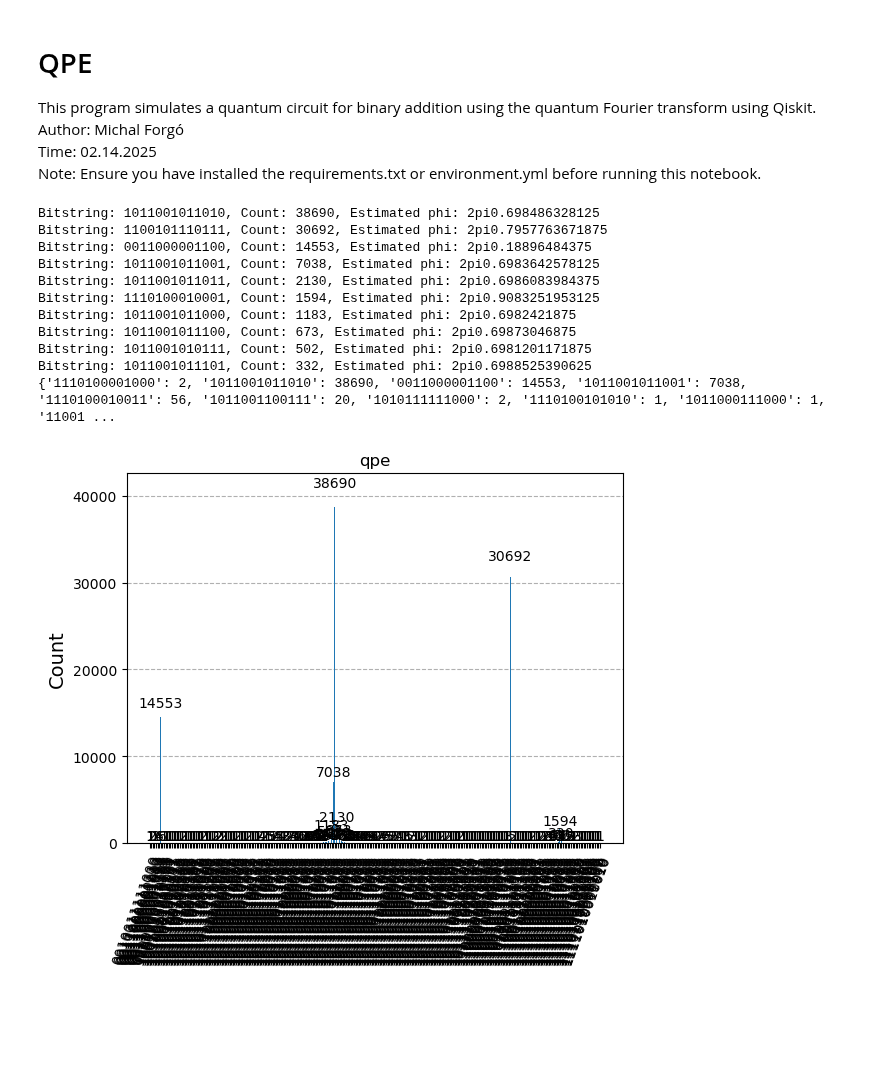
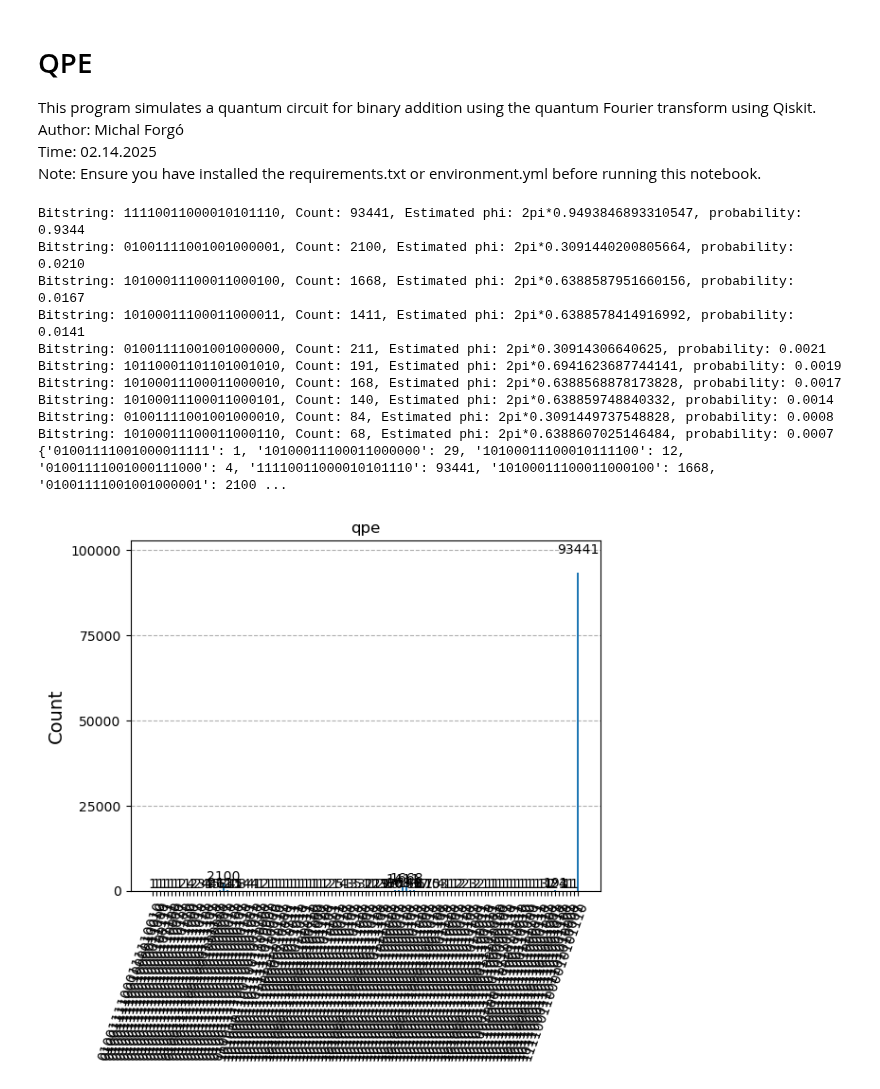
Before and after one commit to mforgo/Quantum-Examples, a Jupyter notebook: Circuits/QPE.ipynb, the cells around one changed output. Cells and saved outputs as stored; diff of their text form; code cells hidden in the pictures; blank space fills up the shorter version.

```diff
--- a/Circuits/QPE.ipynb
+++ b/Circuits/QPE.ipynb
@@ -8,22 +8,26 @@ Note: Ensure you have installed the requirements.txt or environment.yml before r
 # %%
 import numpy as np
 from qiskit import QuantumCircuit, transpile
-from qiskit.circuit.library import QFT, UnitaryGate
+from qiskit.circuit.library import QFT, UnitaryGate, StatePreparation
 from qiskit_aer import AerSimulator
 import scipy.linalg as la
 from qiskit.visualization import plot_histogram
 
 # Example usage:
 A = np.array([
-    [2, 1+1j, 0, -1j],
+    [2, 1+1j, 0, 7-1j],
     [1-1j, 3, 2j, 0],
     [0, -2j, 1, 1],
-    [1j, 0, 1, 4]
+    [7+1j, 0, 1, 4]
 ])
+vec = np.array([-0.24153492+0.14716025j,  0.0263928 -0.54296084j,  0.7764049 +0.j,
+                 -0.13751656+0.05278559j]) # Example vector b, needs to match the dimension of A, can be any complex vector
+vec = vec / np.linalg.norm(vec)  # Normalize the vector
 
-n_count = 13
+
+n_count = 20   # Number of counting qubits
 shots = 100_000
-#print(counts)
+
 
 
 # Check dimension is a power of 2
@@ -34,8 +38,9 @@ if not (n & (n - 1) == 0) and n != 0:
 # Number of qubits for the target (log2 of dimension)
 n_qubits = int(np.log2(n))
 
-# Compute U = exp(iA)
-iA = 1j * A
+# Compute U = exp(iAt)
+t = 1
+iA = t*1j * A
 U = la.expm(iA)
 
 # Create Qiskit UnitaryGate for U
@@ -48,8 +53,13 @@ qc = QuantumCircuit(n_count + n_qubits, n_count)
 qc.h(range(n_count))
 
 # Prepare target register in |1>^⊗n_qubits (simple approach: apply X to all target qubits)
-for q in range(n_count, n_count + n_qubits):
-    qc.x(q)
+# Example vector b
+prep = StatePreparation(vec)
+qc.append(prep, [i for i in range(n_count, n_count + n_qubits)])
+qc.draw('mpl')
+
+
+
 
 # Controlled-U^(2^j) applications
 for j in range(n_count):
@@ -57,44 +67,46 @@ for j in range(n_count):
     powered = gate.power(2**j)
     # Controlled version, control is counting qubit j, targets are the n_qubits starting from n_count
     c_power = powered.control(1)
     qc.append(c_power, [j] + list(range(n_count, n_count + n_qubits)))
 
 # Apply inverse QFT on counting register
 qc.append(QFT(n_count, inverse=True, name="QFT†"), range(n_count))
 
 # Measure counting qubits
 qc.measure(range(n_count), range(n_count))
+qc.draw(output='mpl', filename='qpe_circuit.png')
 
 # Simulate
 simulator = AerSimulator(shots=shots)
 compiled = transpile(qc, simulator)
 job = simulator.run(compiled)
 result = job.result()
 
 counts = result.get_counts(compiled)
 
 
 # Plot histogram (can be commented out if running in non-graphical environment)
 k = 10  # number of most likely phases you want
+
 sorted_counts = sorted(counts.items(), key=lambda item: item[1], reverse=True)
 top_k = sorted_counts[:k]
 
 for bitstring, count in top_k:
     estimated_phi = int(bitstring, 2) / 2**n_count
-    print(f"Bitstring: {bitstring}, Count: {count}, Estimated phi: 2pi*{estimated_phi}")
+    print(f"Bitstring: {bitstring}, Count: {count}, Estimated phi: 2pi*{estimated_phi**(1/t)}, probability: {(count/shots):.4f}")
 
-print(counts)
+
 plot_histogram(counts, title=f"qpe")
 # %% [output]
-Bitstring: 1011001011010, Count: 38690, Estimated phi: 2pi0.698486328125
-Bitstring: 1100101110111, Count: 30692, Estimated phi: 2pi0.7957763671875
-Bitstring: 0011000001100, Count: 14553, Estimated phi: 2pi0.18896484375
-Bitstring: 1011001011001, Count: 7038, Estimated phi: 2pi0.6983642578125
-Bitstring: 1011001011011, Count: 2130, Estimated phi: 2pi0.6986083984375
-Bitstring: 1110100010001, Count: 1594, Estimated phi: 2pi0.9083251953125
-Bitstring: 1011001011000, Count: 1183, Estimated phi: 2pi0.6982421875
-Bitstring: 1011001011100, Count: 673, Estimated phi: 2pi0.69873046875
-Bitstring: 1011001010111, Count: 502, Estimated phi: 2pi0.6981201171875
-Bitstring: 1011001011101, Count: 332, Estimated phi: 2pi0.6988525390625
-{'1110100001000': 2, '1011001011010': 38690, '0011000001100': 14553, '1011001011001': 7038, '1110100010011': 56, '1011001100111': 20, '1010111111000': 2, '1110100101010': 1, '1011000111000': 1, '11001 ...
+Bitstring: 11110011000010101110, Count: 93441, Estimated phi: 2pi*0.9493846893310547, probability: 0.9344
+Bitstring: 01001111001001000001, Count: 2100, Estimated phi: 2pi*0.3091440200805664, probability: 0.0210
+Bitstring: 10100011100011000100, Count: 1668, Estimated phi: 2pi*0.6388587951660156, probability: 0.0167
+Bitstring: 10100011100011000011, Count: 1411, Estimated phi: 2pi*0.6388578414916992, probability: 0.0141
+Bitstring: 01001111001001000000, Count: 211, Estimated phi: 2pi*0.30914306640625, probability: 0.0021
+Bitstring: 10110001101101001010, Count: 191, Estimated phi: 2pi*0.6941623687744141, probability: 0.0019
+Bitstring: 10100011100011000010, Count: 168, Estimated phi: 2pi*0.6388568878173828, probability: 0.0017
+Bitstring: 10100011100011000101, Count: 140, Estimated phi: 2pi*0.638859748840332, probability: 0.0014
+Bitstring: 01001111001001000010, Count: 84, Estimated phi: 2pi*0.3091449737548828, probability: 0.0008
+Bitstring: 10100011100011000110, Count: 68, Estimated phi: 2pi*0.6388607025146484, probability: 0.0007
+{'01001111001000011111': 1, '10100011100011000000': 29, '10100011100010111100': 12, '01001111001000111000': 4, '11110011000010101110': 93441, '10100011100011000100': 1668, '01001111001001000001': 2100 ...
-[figure, old version]
+[figure, new version]
```
Also changed, not shown: parts of 1 cell of this notebook.
